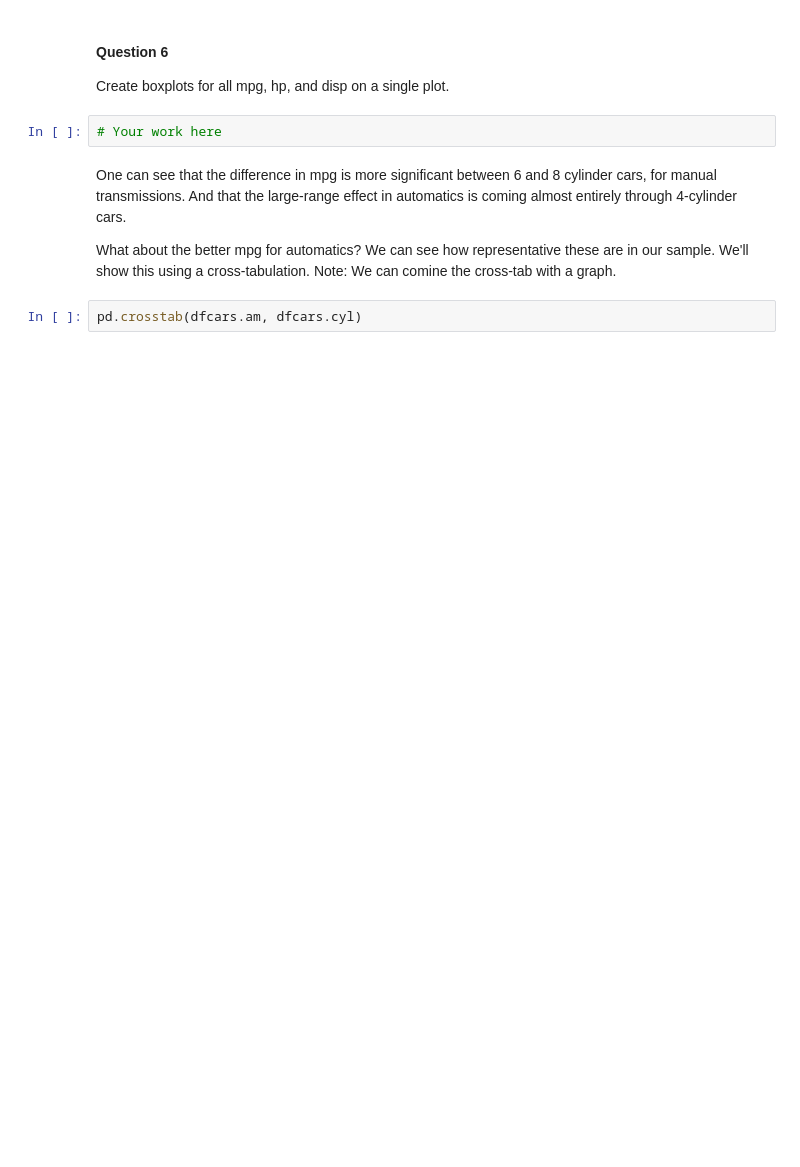
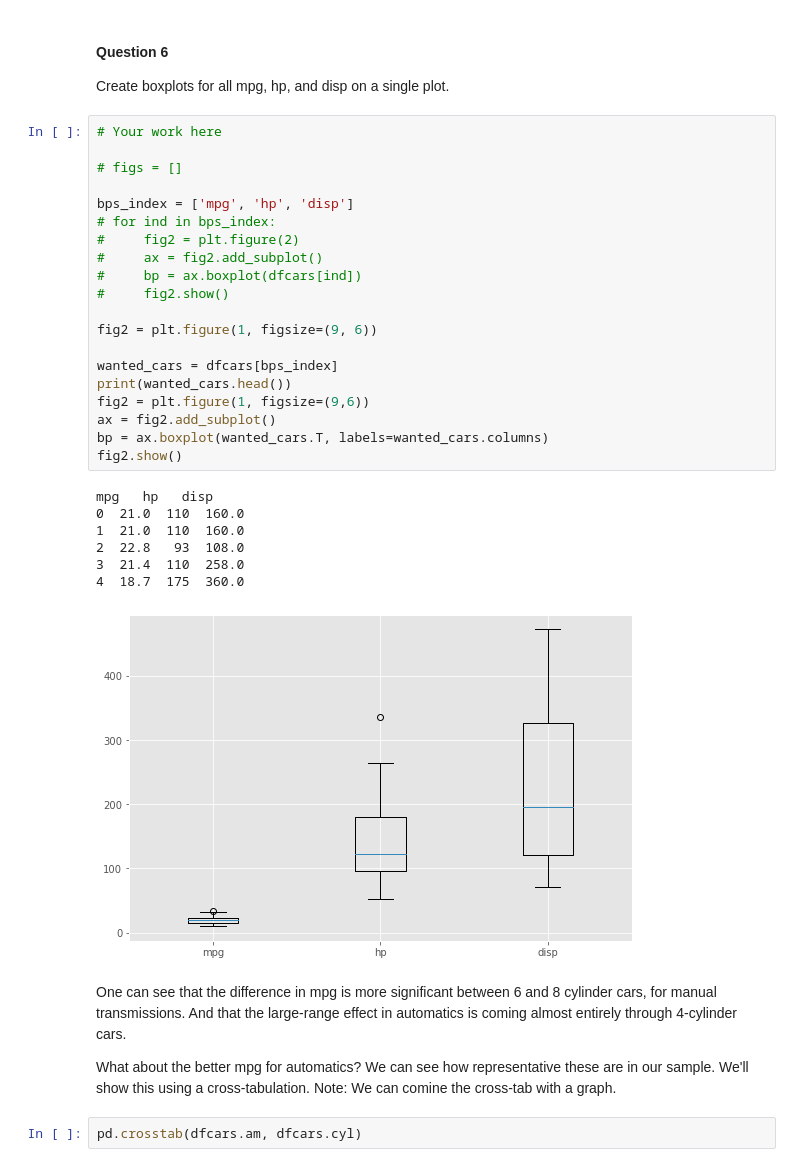
Before and after one commit to thinkful-dsi-cassowary/dsi3_student_pair_work, a Jupyter notebook: Coby/Practice - Python for data scientists III - eda viz.ipynb, the cells around one changed output. Saved outputs shown, nothing was run; the diff lists cells and outputs as text; blank space fills up the shorter version.

```diff
--- a/Coby/Practice - Python for data scientists III - eda viz.ipynb
+++ b/Coby/Practice - Python for data scientists III - eda viz.ipynb
@@ -260,8 +434,34 @@ bp = ax.boxplot(dfcars.mpg)
 #### Question 6
 
 Create boxplots for all mpg, hp, and disp on a single plot.
-# %%
-# Your work here
+# %%
+# Your work here
+
+# figs = []
+
+bps_index = ['mpg', 'hp', 'disp']
+# for ind in bps_index:
+#     fig2 = plt.figure(2)
+#     ax = fig2.add_subplot()
+#     bp = ax.boxplot(dfcars[ind])
+#     fig2.show()
+
+fig2 = plt.figure(1, figsize=(9, 6))
+
+wanted_cars = dfcars[bps_index]
+print(wanted_cars.head())
+fig2 = plt.figure(1, figsize=(9,6))
+ax = fig2.add_subplot()
+bp = ax.boxplot(wanted_cars.T, labels=wanted_cars.columns)
+fig2.show()
+# %% [output]
+mpg   hp   disp
+0  21.0  110  160.0
+1  21.0  110  160.0
+2  22.8   93  108.0
+3  21.4  110  258.0
+4  18.7  175  360.0
+[figure, added]
 # %% [markdown]
 One can see that the difference in mpg is more significant between 6 and 8 cylinder cars, for manual transmissions. And that the large-range effect in automatics is coming almost entirely through 4-cylinder cars.
 
```
Also changed, not shown: parts of 44 cells of this notebook.
